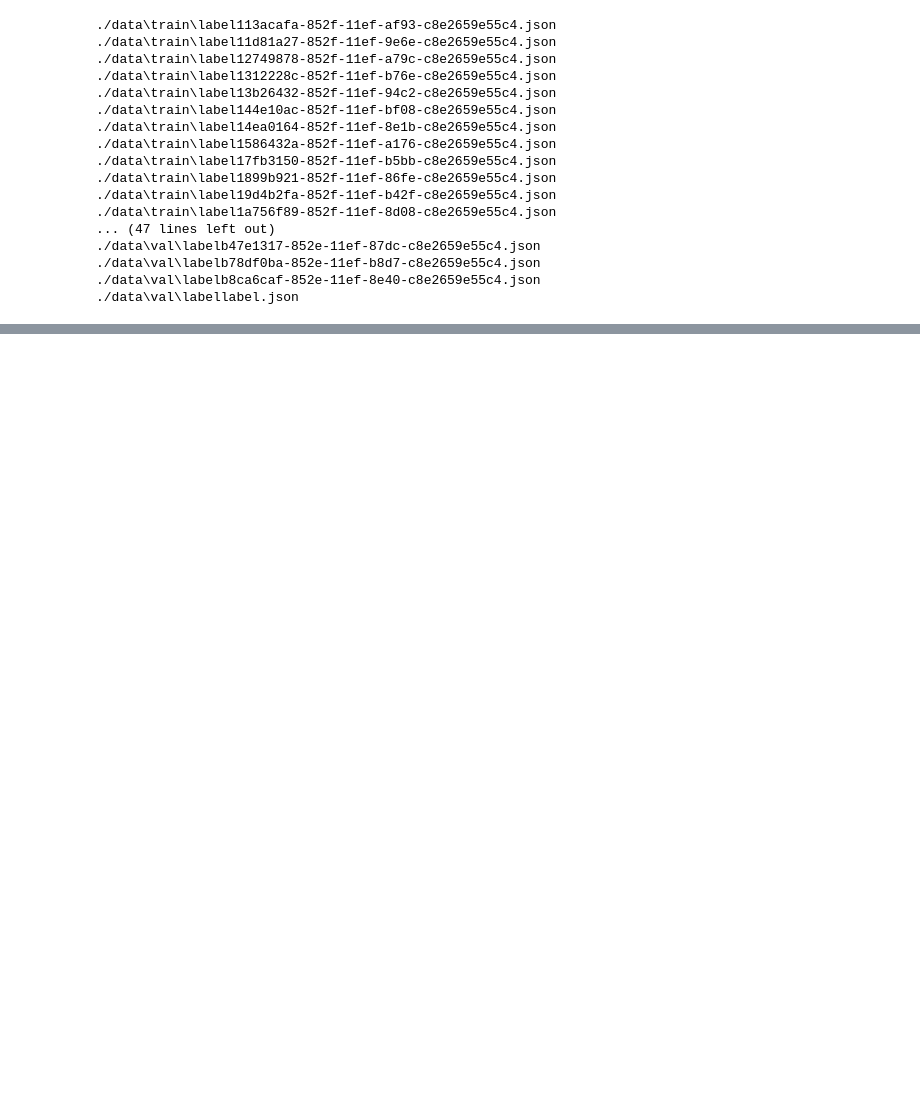
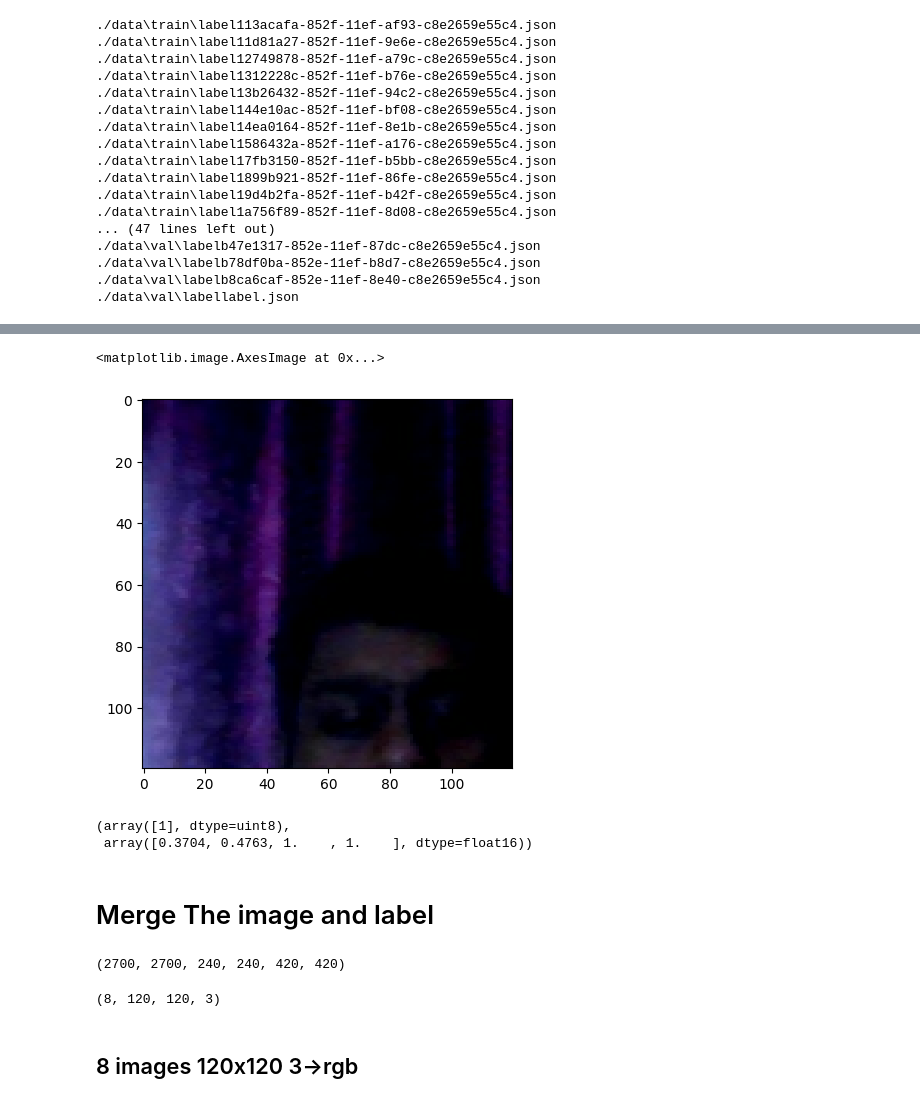
Before and after one commit to Sreegesh0602/FaceDetection, a Jupyter notebook: FaceDetection.ipynb, the cells around one changed output, grey strips where cells are left out. Drawn from its saved outputs; the diff is of its cells as text; code cells hidden in the pictures; blank space fills up the shorter version.

```diff
--- a/FaceDetection.ipynb
+++ b/FaceDetection.ipynb
@@ -10,6 +10,6 @@ import matplotlib.pyplot as plt
 
 import json
 # %%
-image_dir = os.path.join('data', 'images')
+image_dir = os.path.join(r'FaceDetection/data',)
 number_of_images = 30
 # %%
@@ -48,4 +30,4 @@ Requirement already satisfied: pyreadline3 in c:\all\programming\datascience\vis
 # %%
 # load images
 
-images = tf.data.Dataset.list_files(os.path.join(image_dir, '*.jpg'))
+images = tf.data.Dataset.list_files(os.path.join(image_dir,"train", '*.jpg'))
@@ -52,9 +36,13 @@ images = tf.data.Dataset.list_files(os.path.join(image_dir, '*.jpg'))
 # %%
 def load_image(img):
+    """
+    Load image from file path
+    and decode it in to tensor
+    """
     byte_img = tf.io.read_file(img)
     print(byte_img)
     img = tf.image.decode_jpeg(byte_img)
     print(img)
     return img
 
-images = images.map(load_image)
+# images = images.map(load_image)
@@ -133,3 +97,16 @@ for folder in folders:
 ./data\val\labelb78df0ba-852e-11ef-b8d7-c8e2659e55c4.json
 ./data\val\labelb8ca6caf-852e-11ef-8e40-c8e2659e55c4.json
 ./data\val\labellabel.json
+# %%
+## Load image from aug_data To tf Dataset
+def include_data_to_tf_dataset(data_dir):
+    images = tf.data.Dataset.list_files(os.path.join(data_dir, 'images', '*.jpg'), shuffle=False)
+    # make the image into an array
+    images = images.map(load_image)
+    images = images.map(lambda x: tf.image.resize(x, (120,120)))
+    images = images.map(lambda x: x/255.0)
+
+    return images
+train_images = include_data_to_tf_dataset(os.path.join('aug_data', 'train'))
+test_images = include_data_to_tf_dataset(os.path.join('aug_data', 'test'))
+val_images = include_data_to_tf_dataset(os.path.join('aug_data', 'val'))
@@ -192,0 +219,5 @@ Error in 144e10ac-852f-11ef-bf08-c8e2659e55c4.jpg x_max is less than or equal to
+# %%
+plt.imshow(train_images.as_numpy_iterator().next())
+# %% [output]
+<matplotlib.image.AxesImage at 0x...>
+[figure, added]
@@ -192,0 +237,11 @@ Error in 144e10ac-852f-11ef-bf08-c8e2659e55c4.jpg x_max is less than or equal to
+# %%
+train_labels.as_numpy_iterator().next()
+# %% [output]
+(array([1], dtype=uint8),
+ array([0.3704, 0.4763, 1.    , 1.    ], dtype=float16))
+# %% [markdown]
+# Merge The image and label
+# %%
+len(train_images), len(train_labels), len(test_images), len(test_labels), len(val_images), len(val_labels)
+# %% [output]
+(2700, 2700, 240, 240, 420, 420)
@@ -192,0 +259,6 @@ Error in 144e10ac-852f-11ef-bf08-c8e2659e55c4.jpg x_max is less than or equal to
+# %%
+test.as_numpy_iterator().next()[0].shape
+# %% [output]
+(8, 120, 120, 3)
+# %% [markdown]
+## 8 images 120x120 3->rgb
```
Also changed, not shown: parts of 38 cells of this notebook, 3 other files.
